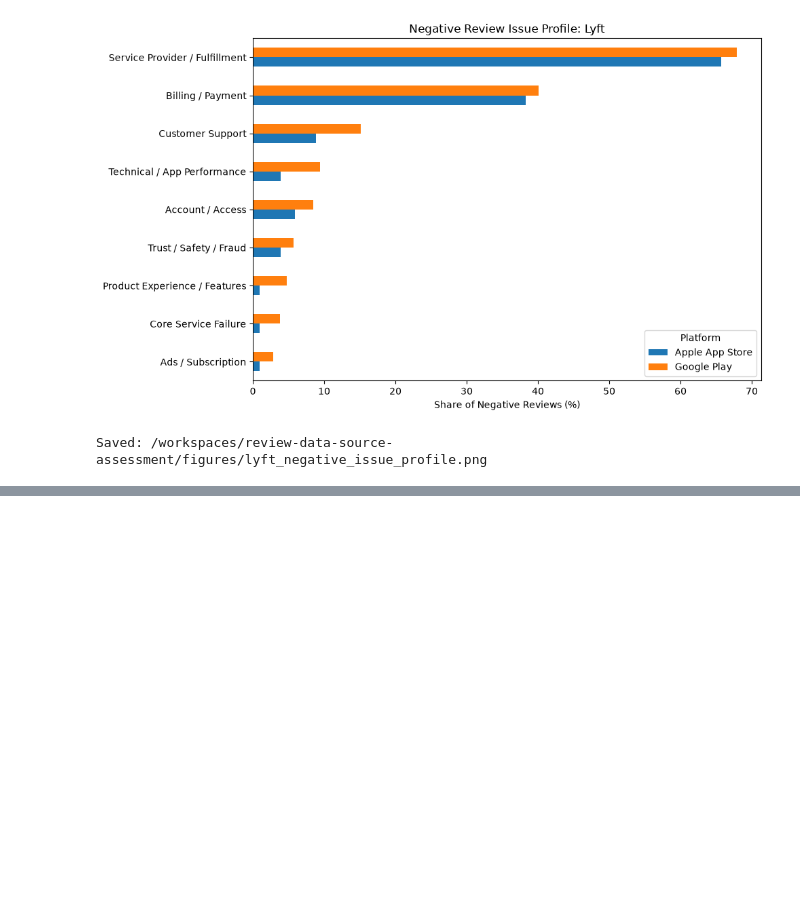
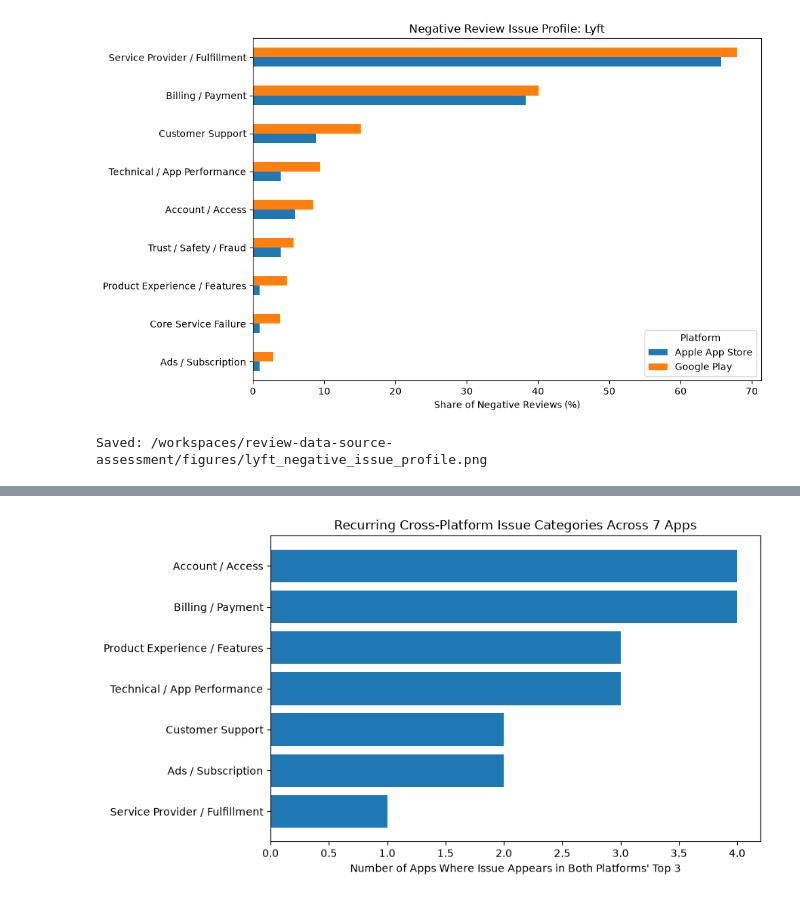
Before and after one commit to olizzh0105/review-data-source-analysis, a Jupyter notebook: notebooks/04_text_issue_analysis.ipynb, the cells around one changed output, grey strips where cells are left out. Cells and saved outputs as stored; diff of their text form; code cells hidden in the pictures; blank space fills up the shorter version.

Commit message:
Expand issue analysis across seven apps

```diff
--- a/notebooks/04_text_issue_analysis.ipynb
+++ b/notebooks/04_text_issue_analysis.ipynb
@@ -1501,0 +2486,23 @@ Saved: /workspaces/review-data-source-assessment/figures/lyft_negative_issue_pro
+# %%
+top3_issues = (
+    all_actionable_v3
+    .sort_values(
+        ["app_name", "Platform", "Issue Rate (%)"],
+        ascending=[True, True, False]
+    )
+    .groupby(
+        ["app_name", "Platform"]
+    )
+    .head(3)
+)
+
+display(
+    top3_issues[
+        [
+            "app_name",
+            "Platform",
+            "Issue",
+            "Issue Rate (%)"
+        ]
+    ].round(2)
+)
@@ -1501,0 +2695,23 @@ Saved: /workspaces/review-data-source-assessment/figures/lyft_negative_issue_pro
+# %%
+import matplotlib.pyplot as plt
+
+plot_recurrence = (
+    cross_app_recurrence
+    .sort_values("App_Count", ascending=True)
+)
+
+fig, ax = plt.subplots(figsize=(9, 5))
+
+ax.barh(
+    plot_recurrence["Issue"],
+    plot_recurrence["App_Count"]
+)
+
+ax.set_xlabel("Number of Apps Where Issue Appears in Both Platforms' Top 3")
+ax.set_ylabel("")
+ax.set_title("Recurring Cross-Platform Issue Categories Across 7 Apps")
+
+plt.tight_layout()
+plt.show()
+# %% [output]
+[figure, added]
```
Also changed, not shown: parts of 36 cells of this notebook, 2 other files.
